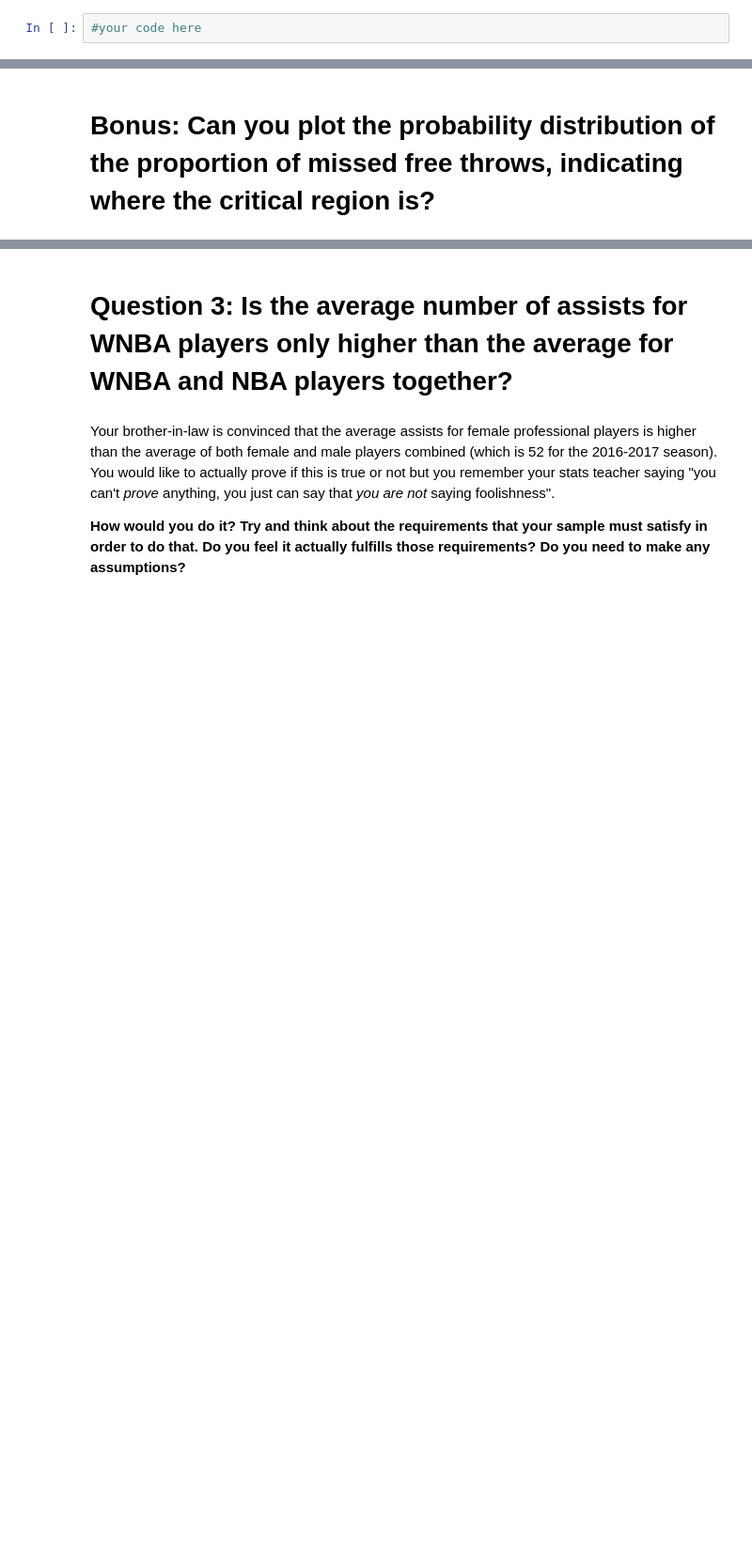
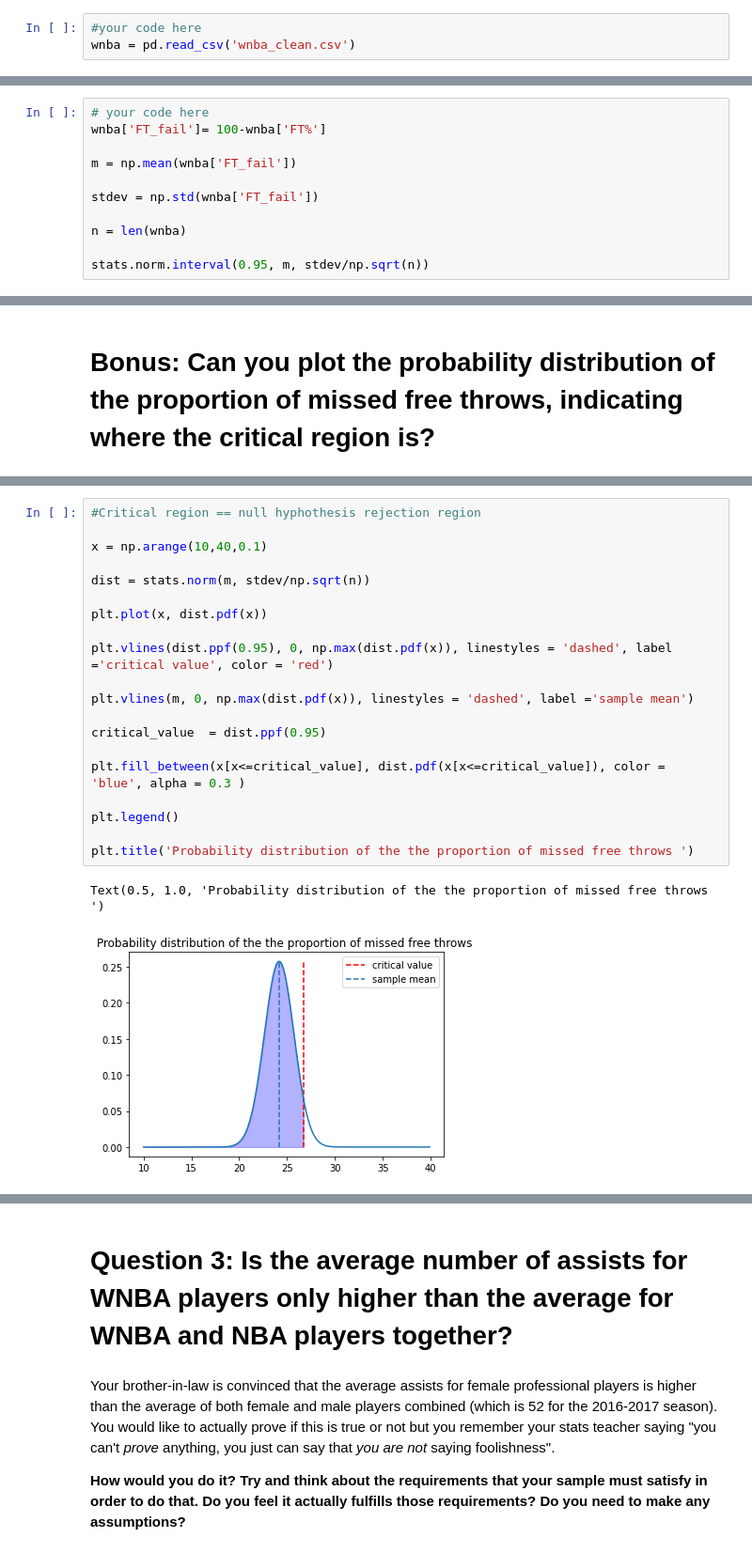
Before and after one commit to Laurannvv/Module-2-Mini-Project-2, a Jupyter notebook: 3.-Inferential-Analysis.ipynb, the cells around one changed output, grey strips where cells are left out. Shown: that part at 94% size. Saved outputs shown, nothing was run; the diff lists cells and outputs as text; blank space fills up the shorter version.

```diff
--- a/3.-Inferential-Analysis.ipynb
+++ b/3.-Inferential-Analysis.ipynb
@@ -27,6 +27,7 @@ pd.set_option('max_columns', 50)
 Load the cleaned dataset.
 # %%
 #your code here
+wnba = pd.read_csv('wnba_clean.csv')
 # %% [markdown]
 # Question 1: Can my sister play in a professional female basketball league?
 
@@ -69,0 +81,11 @@ You do not agree with your sister when she says that most female players fail th
+# %%
+# your code here
+wnba['FT_fail']= 100-wnba['FT%']
+
+m = np.mean(wnba['FT_fail'])
+
+stdev = np.std(wnba['FT_fail'])
+
+n = len(wnba)
+
+stats.norm.interval(0.95, m, stdev/np.sqrt(n))
@@ -77,0 +113,23 @@ You do not agree with your sister when she says that most female players fail th
+# %%
+#Critical region == null hyphothesis rejection region
+
+x = np.arange(10,40,0.1)
+
+dist = stats.norm(m, stdev/np.sqrt(n))
+
+plt.plot(x, dist.pdf(x))
+
+plt.vlines(dist.ppf(0.95), 0, np.max(dist.pdf(x)), linestyles = 'dashed', label ='critical value', color = 'red')
+
+plt.vlines(m, 0, np.max(dist.pdf(x)), linestyles = 'dashed', label ='sample mean')
+
+critical_value  = dist.ppf(0.95)
+
+plt.fill_between(x[x<=critical_value], dist.pdf(x[x<=critical_value]), color = 'blue', alpha = 0.3 )
+
+plt.legend()
+
+plt.title('Probability distribution of the the proportion of missed free throws ')
+# %% [output]
+Text(0.5, 1.0, 'Probability distribution of the the proportion of missed free throws ')
+[figure, added]
```
Also changed, not shown: parts of 15 cells of this notebook.
